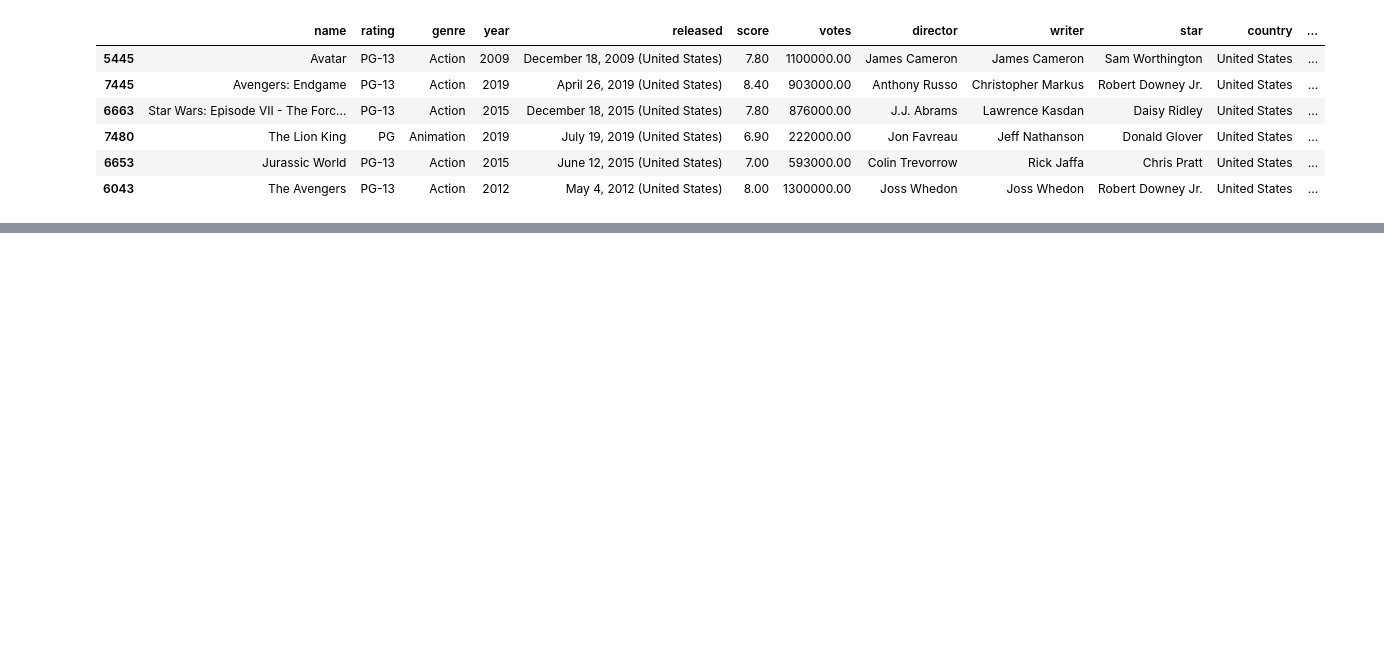
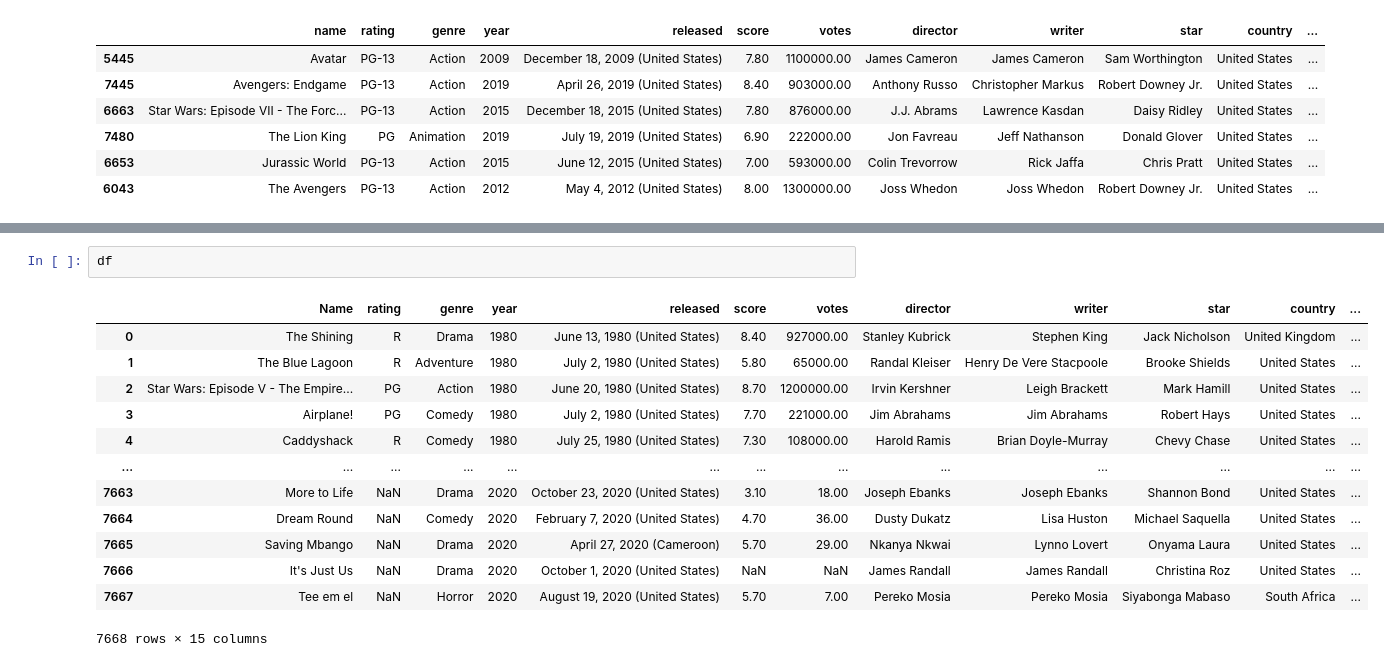
Before and after one commit to codewithawr/portfolio_data_analysis_project, a Jupyter notebook: Movies_data/Movise_analysis.ipynb, the cells around one changed output, grey strips where cells are left out. Drawn from its saved outputs; the diff is of its cells as text; blank space fills up the shorter version.

```diff
--- a/Movies_data/Movise_analysis.ipynb
+++ b/Movies_data/Movise_analysis.ipynb
@@ -247,0 +248,16 @@ plt.legend(['gross', 'budget'])
+# %%
+df
+# %% [output]
+|  | Name | rating | genre | year | released | score | votes | director | writer | star | country | ... |
+| 0 | The Shining | R | Drama | 1980 | June 13, 1980 (United States) | 8.40 | 927000.00 | Stanley Kubrick | Stephen King | Jack Nicholson | United Kingdom | ... |
+| 1 | The Blue Lagoon | R | Adventure | 1980 | July 2, 1980 (United States) | 5.80 | 65000.00 | Randal Kleiser | Henry De Vere Stacpoole | Brooke Shields | United States | ... |
+| 2 | Star Wars: Episode V - The Empire... | PG | Action | 1980 | June 20, 1980 (United States) | 8.70 | 1200000.00 | Irvin Kershner | Leigh Brackett | Mark Hamill | United States | ... |
+| 3 | Airplane! | PG | Comedy | 1980 | July 2, 1980 (United States) | 7.70 | 221000.00 | Jim Abrahams | Jim Abrahams | Robert Hays | United States | ... |
+| 4 | Caddyshack | R | Comedy | 1980 | July 25, 1980 (United States) | 7.30 | 108000.00 | Harold Ramis | Brian Doyle-Murray | Chevy Chase | United States | ... |
+| ... | ... | ... | ... | ... | ... | ... | ... | ... | ... | ... | ... | ... |
+| 7663 | More to Life | NaN | Drama | 2020 | October 23, 2020 (United States) | 3.10 | 18.00 | Joseph Ebanks | Joseph Ebanks | Shannon Bond | United States | ... |
+| 7664 | Dream Round | NaN | Comedy | 2020 | February 7, 2020 (United States) | 4.70 | 36.00 | Dusty Dukatz | Lisa Huston | Michael Saquella | United States | ... |
+| 7665 | Saving Mbango | NaN | Drama | 2020 | April 27, 2020 (Cameroon) | 5.70 | 29.00 | Nkanya Nkwai | Lynno Lovert | Onyama Laura | United States | ... |
+| 7666 | It's Just Us | NaN | Drama | 2020 | October 1, 2020 (United States) | NaN | NaN | James Randall | James Randall | Christina Roz | United States | ... |
+| 7667 | Tee em el | NaN | Horror | 2020 | August 19, 2020 (United States) | 5.70 | 7.00 | Pereko Mosia | Pereko Mosia | Siyabonga Mabaso | South Africa | ... |
+7668 rows × 15 columns
```
Also changed, not shown: parts of 4 cells of this notebook.
